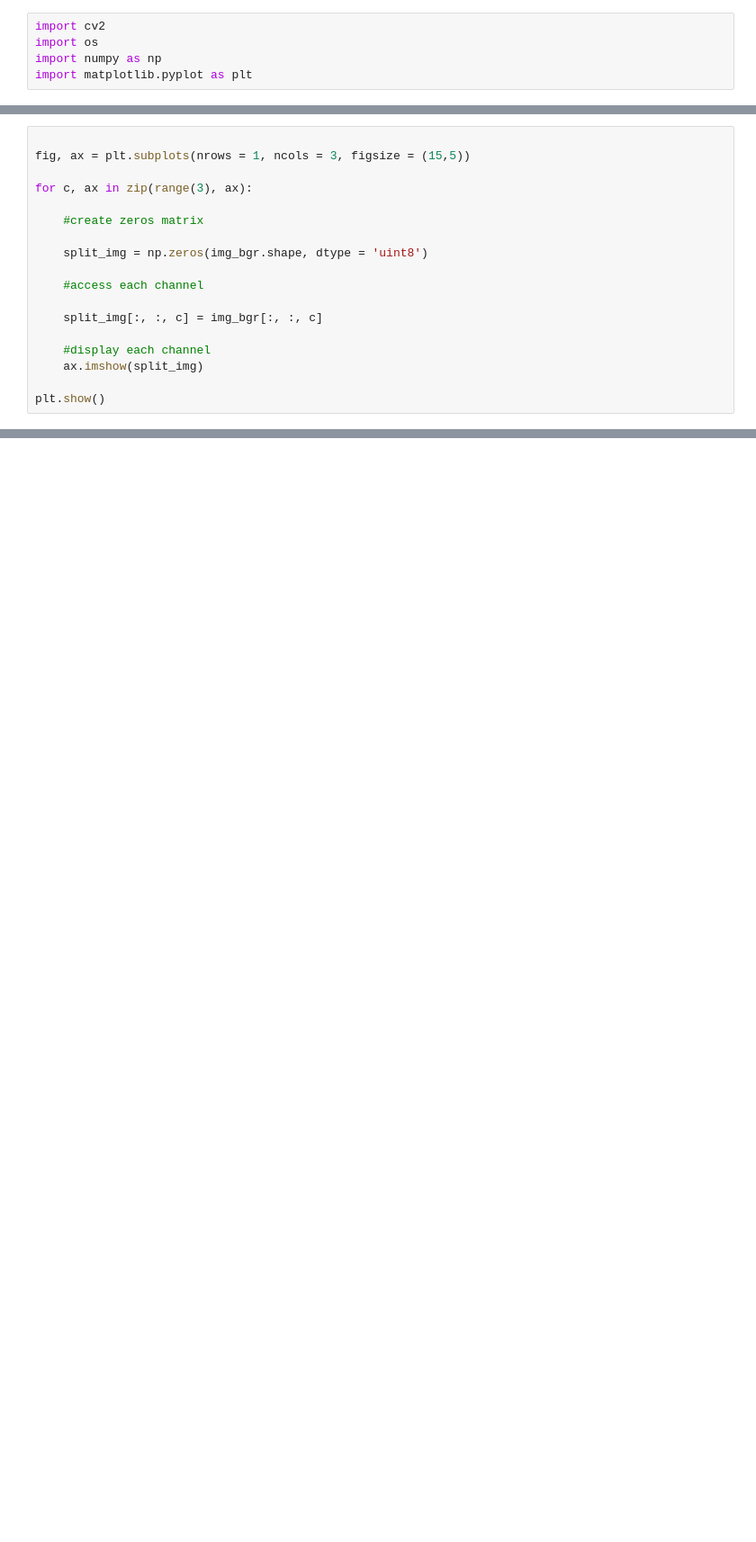
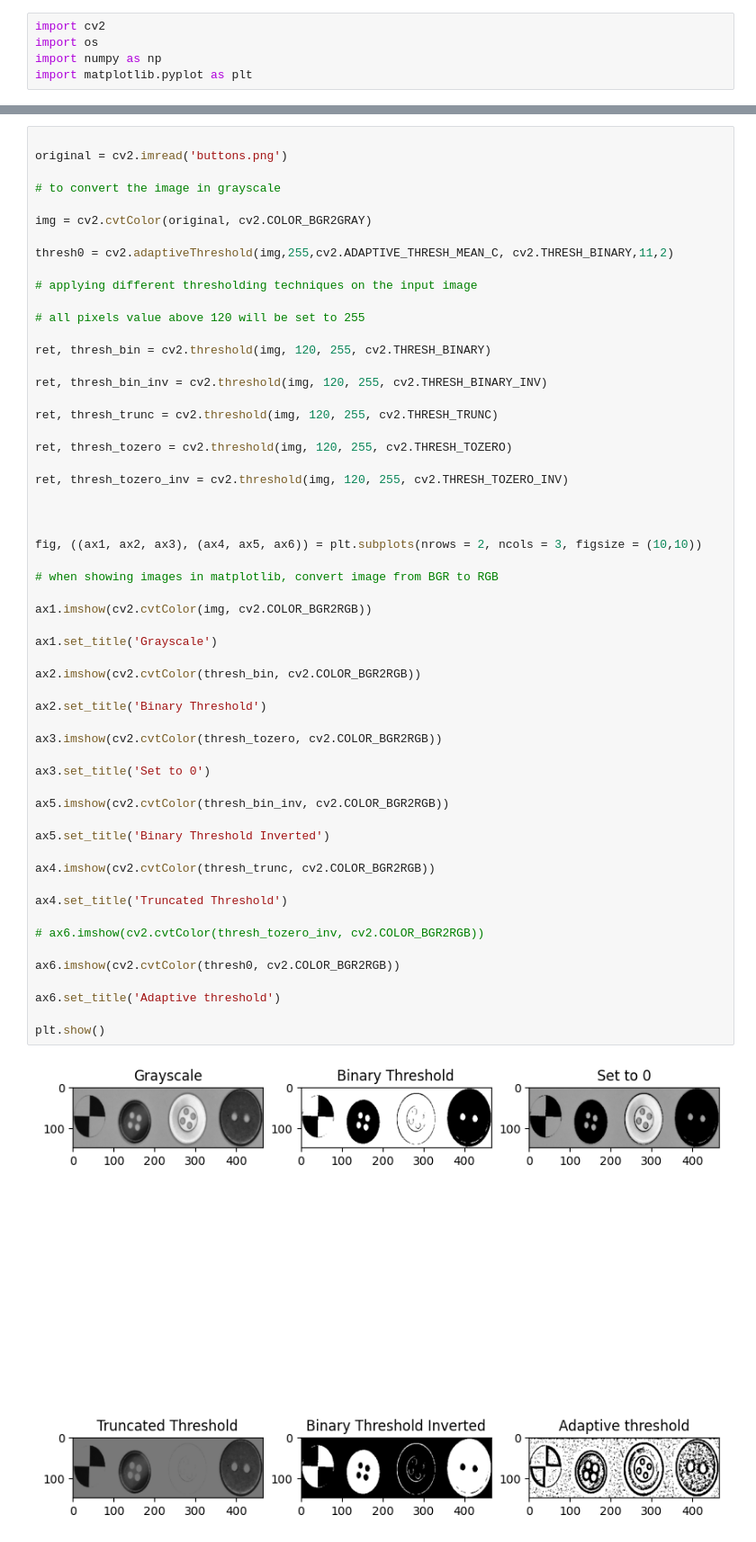
Before and after one commit to kapil-gulati/computer-vision, a Jupyter notebook: ct_assignments/open_cv_sandbox.ipynb, the cells around one changed output, grey strips where cells are left out. Shown at 90% size. Cells and saved outputs as stored; diff of their text form; blank space fills up the shorter version.

Commit message:
assignment 6 - thresholding

```diff
--- a/ct_assignments/open_cv_sandbox.ipynb
+++ b/ct_assignments/open_cv_sandbox.ipynb
@@ -124,18 +5,0 @@ True
-# %%
-
-fig, ax = plt.subplots(nrows = 1, ncols = 3, figsize = (15,5))
-
-for c, ax in zip(range(3), ax):
-
-    #create zeros matrix
-
-    split_img = np.zeros(img_bgr.shape, dtype = 'uint8')
-
-    #access each channel
-
-    split_img[:, :, c] = img_bgr[:, :, c]
-
-    #display each channel
-    ax.imshow(split_img)
-
-plt.show()
@@ -143,0 +6,59 @@ plt.show()
+# %%
+
+original = cv2.imread('buttons.png')
+
+# to convert the image in grayscale
+
+img = cv2.cvtColor(original, cv2.COLOR_BGR2GRAY)
+
+thresh0 = cv2.adaptiveThreshold(img,255,cv2.ADAPTIVE_THRESH_MEAN_C, cv2.THRESH_BINARY,11,2)
+
+# applying different thresholding techniques on the input image
+
+# all pixels value above 120 will be set to 255
+
+ret, thresh_bin = cv2.threshold(img, 120, 255, cv2.THRESH_BINARY)
+
+ret, thresh_bin_inv = cv2.threshold(img, 120, 255, cv2.THRESH_BINARY_INV)
+
+ret, thresh_trunc = cv2.threshold(img, 120, 255, cv2.THRESH_TRUNC)
+
+ret, thresh_tozero = cv2.threshold(img, 120, 255, cv2.THRESH_TOZERO)
+
+ret, thresh_tozero_inv = cv2.threshold(img, 120, 255, cv2.THRESH_TOZERO_INV)
+
+
+
+fig, ((ax1, ax2, ax3), (ax4, ax5, ax6)) = plt.subplots(nrows = 2, ncols = 3, figsize = (10,10))
+
+# when showing images in matplotlib, convert image from BGR to RGB
+
+ax1.imshow(cv2.cvtColor(img, cv2.COLOR_BGR2RGB))
+
+ax1.set_title('Grayscale')
+
+ax2.imshow(cv2.cvtColor(thresh_bin, cv2.COLOR_BGR2RGB))
+
+ax2.set_title('Binary Threshold')
+
+ax3.imshow(cv2.cvtColor(thresh_tozero, cv2.COLOR_BGR2RGB))
+
+ax3.set_title('Set to 0')
+
+ax5.imshow(cv2.cvtColor(thresh_bin_inv, cv2.COLOR_BGR2RGB))
+
+ax5.set_title('Binary Threshold Inverted')
+
+ax4.imshow(cv2.cvtColor(thresh_trunc, cv2.COLOR_BGR2RGB))
+
+ax4.set_title('Truncated Threshold')
+
+# ax6.imshow(cv2.cvtColor(thresh_tozero_inv, cv2.COLOR_BGR2RGB))
+
+ax6.imshow(cv2.cvtColor(thresh0, cv2.COLOR_BGR2RGB))
+
+ax6.set_title('Adaptive threshold')
+
+plt.show()
+# %% [output]
+[figure, added]
```
Also changed, not shown: parts of 9 cells of this notebook, 1 other file.
